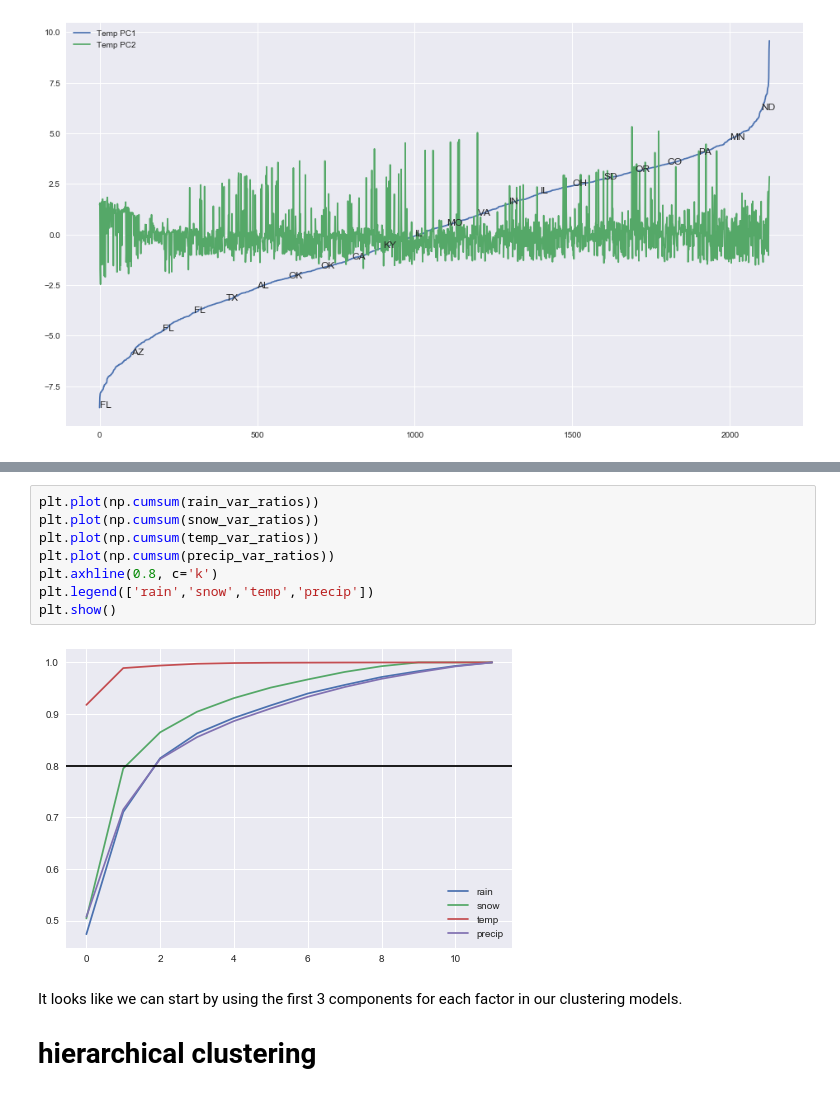
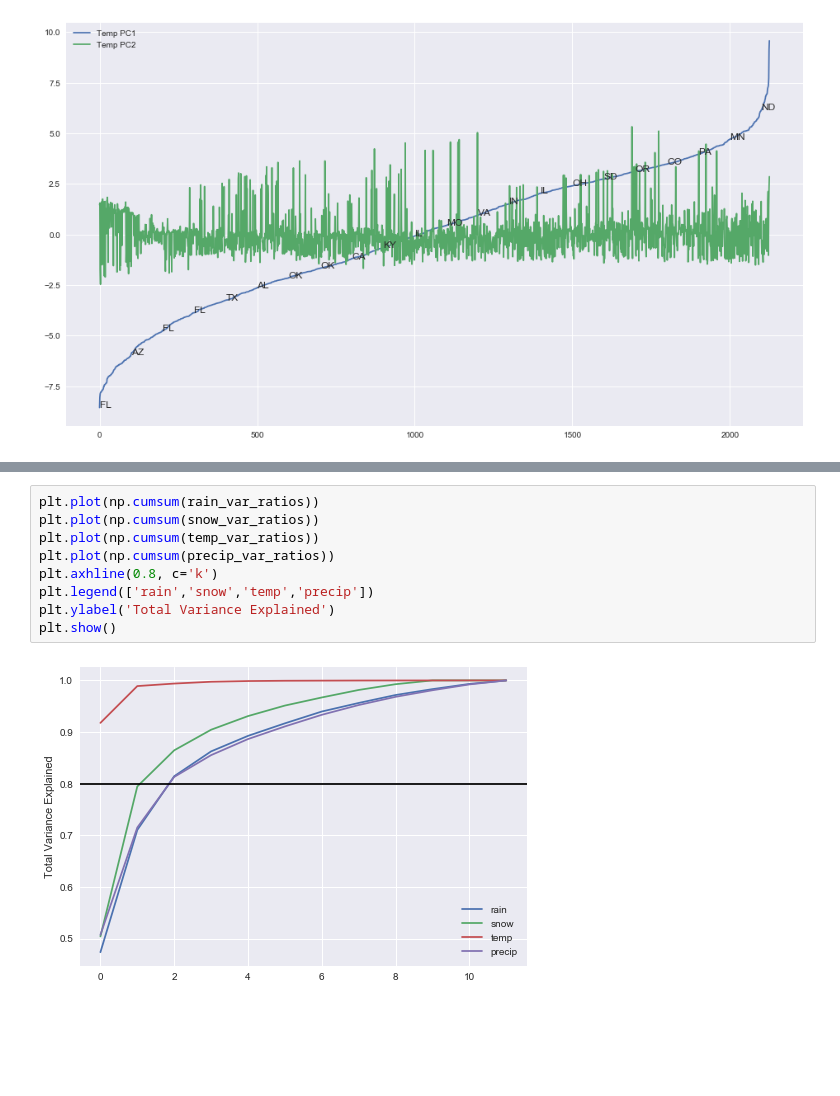
Before and after one commit to johnkmaxi/johnkmaxi.github.io, a Jupyter notebook: notebooks/Variable-Reduction-with-PCA.ipynb, the cells around one changed output, grey strips where cells are left out. Cells and saved outputs as stored; diff of their text form; blank space fills up the shorter version.

```diff
--- a/notebooks/Variable-Reduction-with-PCA.ipynb
+++ b/notebooks/Variable-Reduction-with-PCA.ipynb
@@ -154,14 +189,11 @@ plt.show()
 # %%
 plt.plot(np.cumsum(rain_var_ratios))
 plt.plot(np.cumsum(snow_var_ratios))
 plt.plot(np.cumsum(temp_var_ratios))
 plt.plot(np.cumsum(precip_var_ratios))
 plt.axhline(0.8, c='k')
 plt.legend(['rain','snow','temp','precip'])
+plt.ylabel('Total Variance Explained')
 plt.show()
 # %% [output]
-[figure, old version]
+[figure, new version]
-# %% [markdown]
-It looks like we can start by using the first 3 components for each factor in our clustering models.
-
-# hierarchical clustering
```
Also changed, not shown: parts of 37 cells of this notebook, 7 other files.
